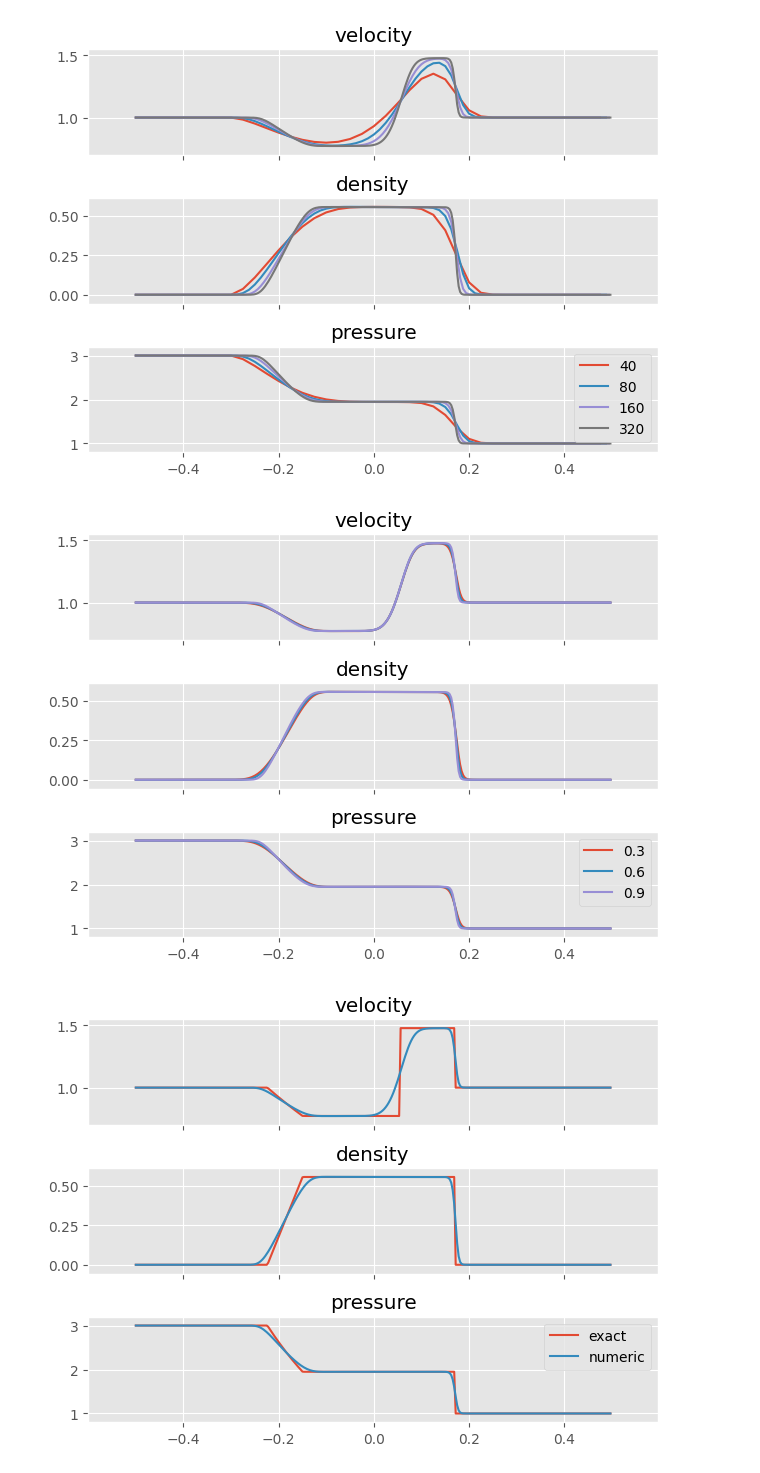
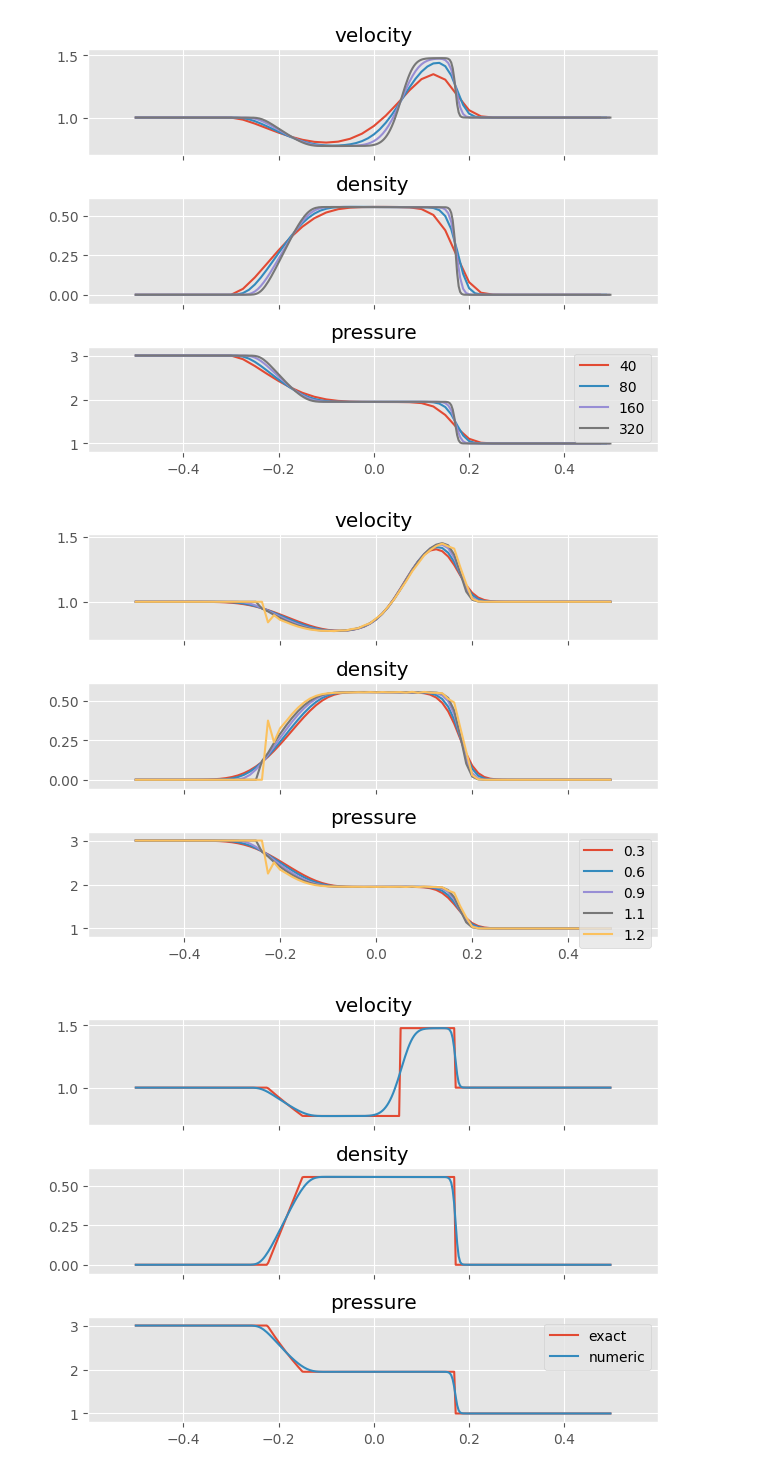
Before and after one commit to SeverinDenisenko/gas-dynamics-numerical-solver, a Jupyter notebook: test.ipynb, the cells around one changed output. Drawn from its saved outputs; the diff is of its cells as text; code cells hidden in the pictures.

```diff
--- a/test.ipynb
+++ b/test.ipynb
@@ -67,14 +67,16 @@ plot_results([grid_40, grid_80, grid_160, grid_320], ["40", "80", "160", "320"])
 # %%
 # Searching for the C
 
-solver.GRID_DIVISIONS = 320
+solver.GRID_DIVISIONS = 80
 
 cfl_03 = solver.solve_discontinuity_numeric(test_1_gas_state, 0.0, -0.5, 0.5, 0.1, 0.3)
 cfl_06 = solver.solve_discontinuity_numeric(test_1_gas_state, 0.0, -0.5, 0.5, 0.1, 0.6)
 cfl_09 = solver.solve_discontinuity_numeric(test_1_gas_state, 0.0, -0.5, 0.5, 0.1, 0.9)
+cfl_11 = solver.solve_discontinuity_numeric(test_1_gas_state, 0.0, -0.5, 0.5, 0.1, 1.1)
+cfl_12 = solver.solve_discontinuity_numeric(test_1_gas_state, 0.0, -0.5, 0.5, 0.1, 1.2)
 
-plot_results([cfl_03, cfl_06, cfl_09], ["0.3", "0.6", "0.9"])
+plot_results([cfl_03, cfl_06, cfl_09, cfl_11, cfl_12], ["0.3", "0.6", "0.9", "1.1", "1.2"])
 # %% [output]
-[figure, old version]
+[figure, new version]
 # %%
 # 1 Test
```
Also changed, not shown: parts of 2 cells of this notebook, 1 other file.
